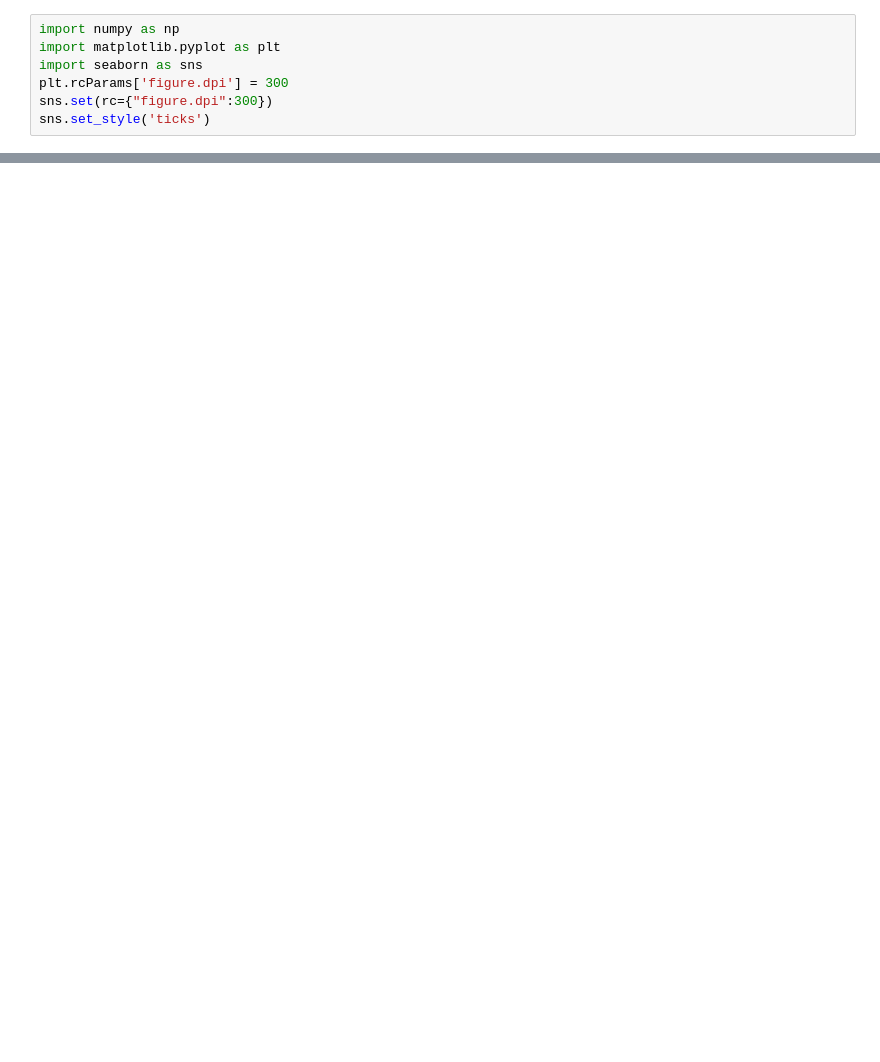
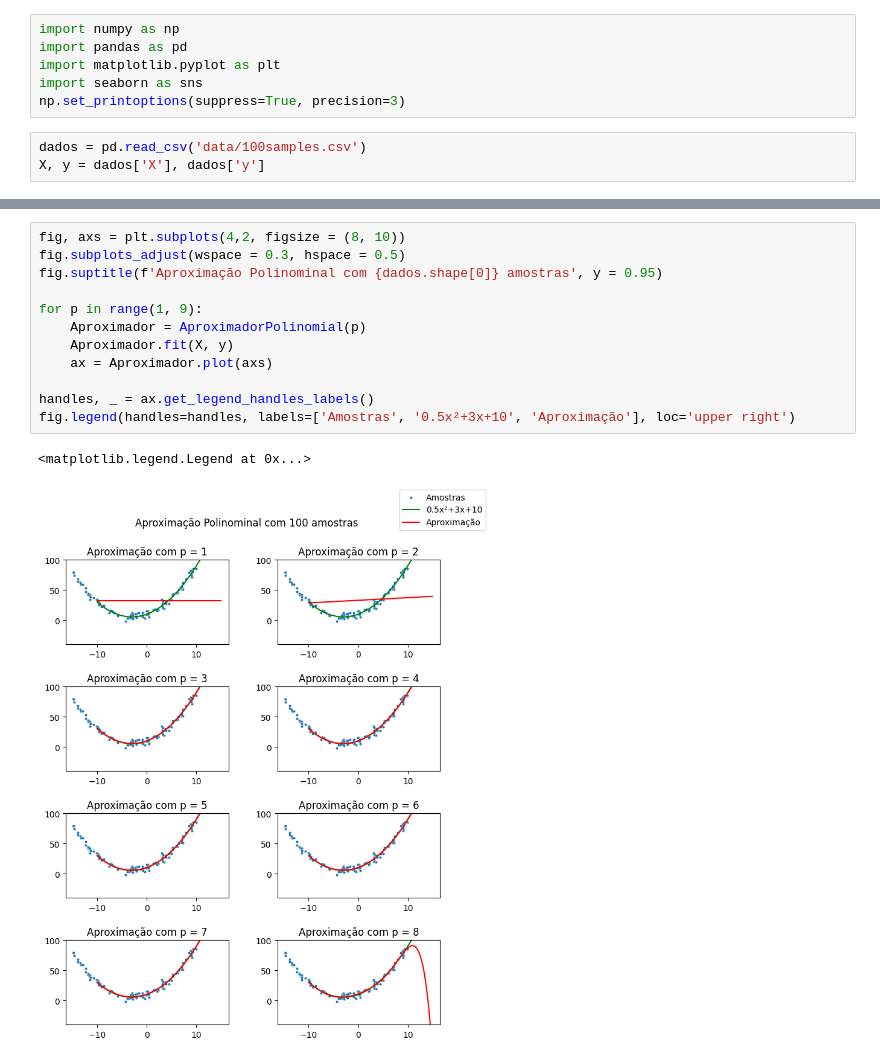
Before and after one commit to gstvortiz/redes-neurais-artificiais, a Jupyter notebook: Atividade 1/notebook.ipynb, the cells around one changed output, grey strips where cells are left out. Saved outputs shown, nothing was run; the diff lists cells and outputs as text; blank space fills up the shorter version.

```diff
--- a/Atividade 1/notebook.ipynb
+++ b/Atividade 1/notebook.ipynb
@@ -1,8 +1,10 @@
 # %%
 import numpy as np
+import pandas as pd
 import matplotlib.pyplot as plt
 import seaborn as sns
-plt.rcParams['figure.dpi'] = 300
-sns.set(rc={"figure.dpi":300})
-sns.set_style('ticks')
+np.set_printoptions(suppress=True, precision=3)
+# %%
+dados = pd.read_csv('data/100samples.csv')
+X, y = dados['X'], dados['y']
 # %%
@@ -42,0 +36,15 @@ fig.legend(handles=handles, labels=['Amostras', 'Real', 'Previsto'], loc='upper
+# %%
+fig, axs = plt.subplots(4,2, figsize = (8, 10))
+fig.subplots_adjust(wspace = 0.3, hspace = 0.5)
+fig.suptitle(f'Aproximação Polinominal com {dados.shape[0]} amostras', y = 0.95)
+
+for p in range(1, 9):
+    Aproximador = AproximadorPolinomial(p)
+    Aproximador.fit(X, y)
+    ax = Aproximador.plot(axs)
+
+handles, _ = ax.get_legend_handles_labels()
+fig.legend(handles=handles, labels=['Amostras', '0.5x²+3x+10', 'Aproximação'], loc='upper right')
+# %% [output]
+<matplotlib.legend.Legend at 0x...>
+[figure, added]
```
Also changed, not shown: parts of 1 cell of this notebook, 2 other files.
